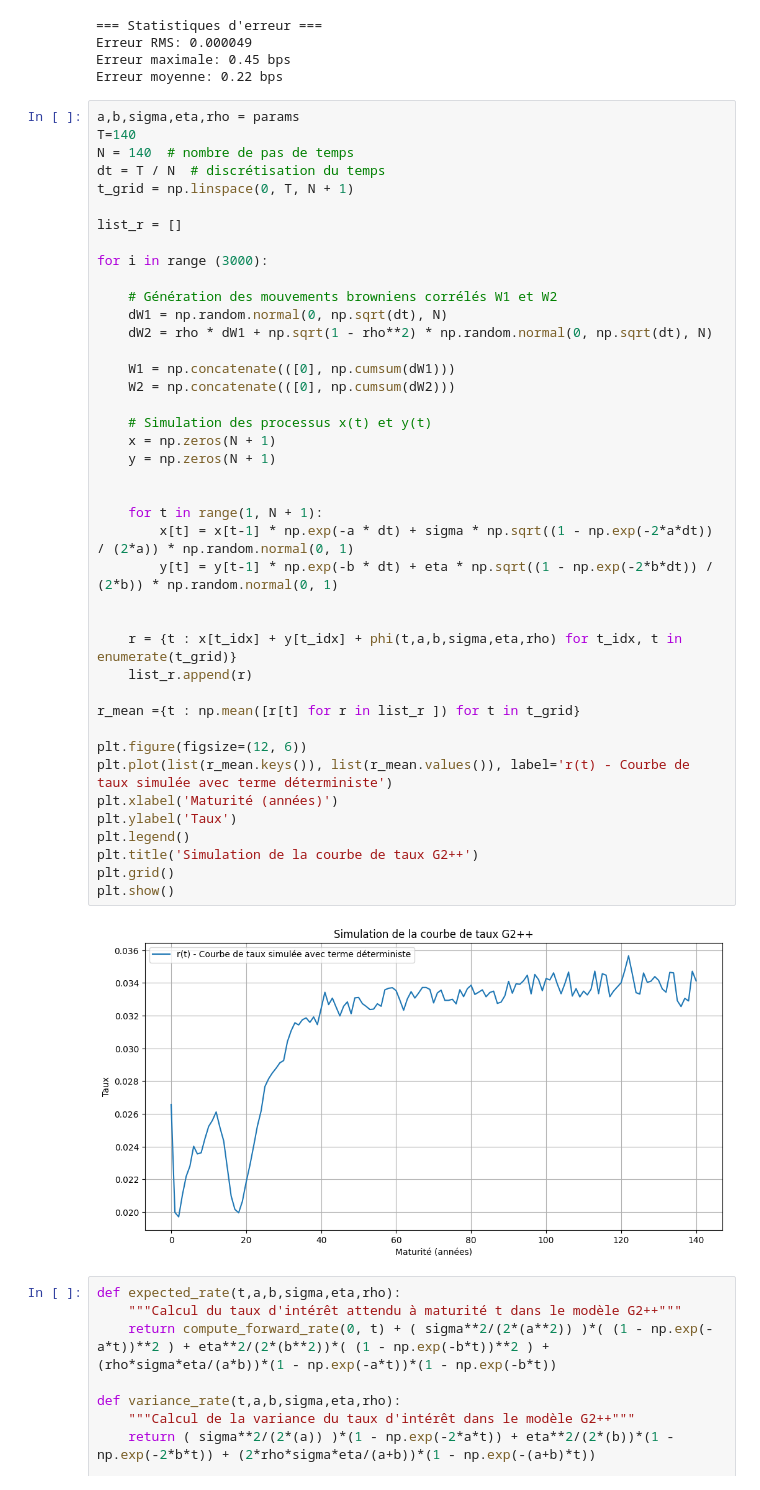
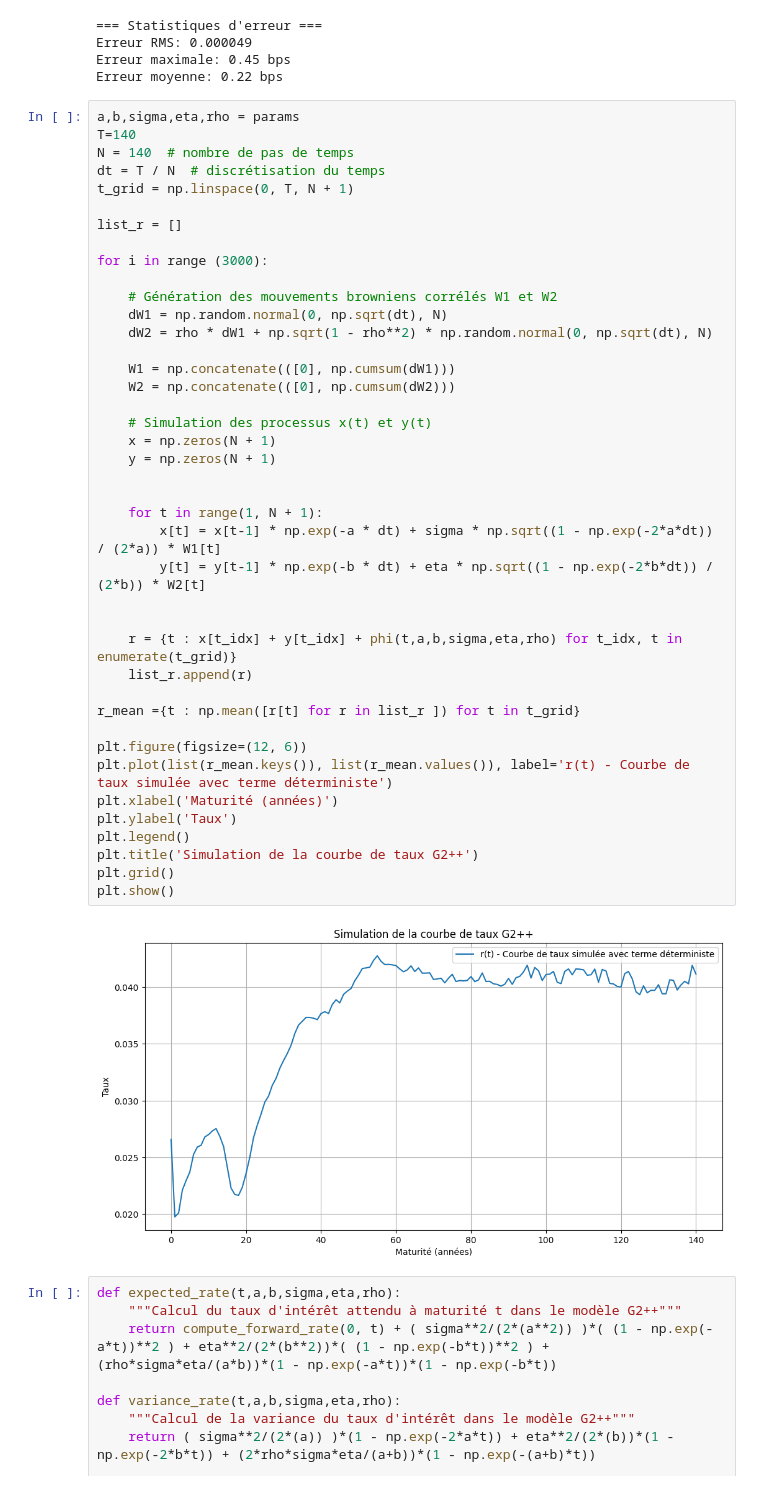
Before and after one commit to massine-djn/StatApp_GSE, a Jupyter notebook: notebook_copy.ipynb, the cells around one changed output. Cells and saved outputs as stored; diff of their text form.

```diff
--- a/notebook_copy.ipynb
+++ b/notebook_copy.ipynb
@@ -282,36 +282,36 @@ for i in range (3000):
 
     # Génération des mouvements browniens corrélés W1 et W2
     dW1 = np.random.normal(0, np.sqrt(dt), N)
     dW2 = rho * dW1 + np.sqrt(1 - rho**2) * np.random.normal(0, np.sqrt(dt), N)
 
     W1 = np.concatenate(([0], np.cumsum(dW1)))
     W2 = np.concatenate(([0], np.cumsum(dW2)))
 
     # Simulation des processus x(t) et y(t)
     x = np.zeros(N + 1)
     y = np.zeros(N + 1)
 
 
     for t in range(1, N + 1):
-        x[t] = x[t-1] * np.exp(-a * dt) + sigma * np.sqrt((1 - np.exp(-2*a*dt)) / (2*a)) * np.random.normal(0, 1)
-        y[t] = y[t-1] * np.exp(-b * dt) + eta * np.sqrt((1 - np.exp(-2*b*dt)) / (2*b)) * np.random.normal(0, 1)
+        x[t] = x[t-1] * np.exp(-a * dt) + sigma * np.sqrt((1 - np.exp(-2*a*dt)) / (2*a)) * W1[t]
+        y[t] = y[t-1] * np.exp(-b * dt) + eta * np.sqrt((1 - np.exp(-2*b*dt)) / (2*b)) * W2[t]
 
 
     r = {t : x[t_idx] + y[t_idx] + phi(t,a,b,sigma,eta,rho) for t_idx, t in enumerate(t_grid)}
     list_r.append(r)
 
 r_mean ={t : np.mean([r[t] for r in list_r ]) for t in t_grid}
 
 plt.figure(figsize=(12, 6))
 plt.plot(list(r_mean.keys()), list(r_mean.values()), label='r(t) - Courbe de taux simulée avec terme déterministe')
 plt.xlabel('Maturité (années)')
 plt.ylabel('Taux')
 plt.legend()
 plt.title('Simulation de la courbe de taux G2++')
 plt.grid()
 plt.show()
 # %% [output]
-[figure, old version]
+[figure, new version]
 # %%
 def expected_rate(t,a,b,sigma,eta,rho):
     """Calcul du taux d'intérêt attendu à maturité t dans le modèle G2++"""
```
Also changed, not shown: parts of 1 cell of this notebook.
